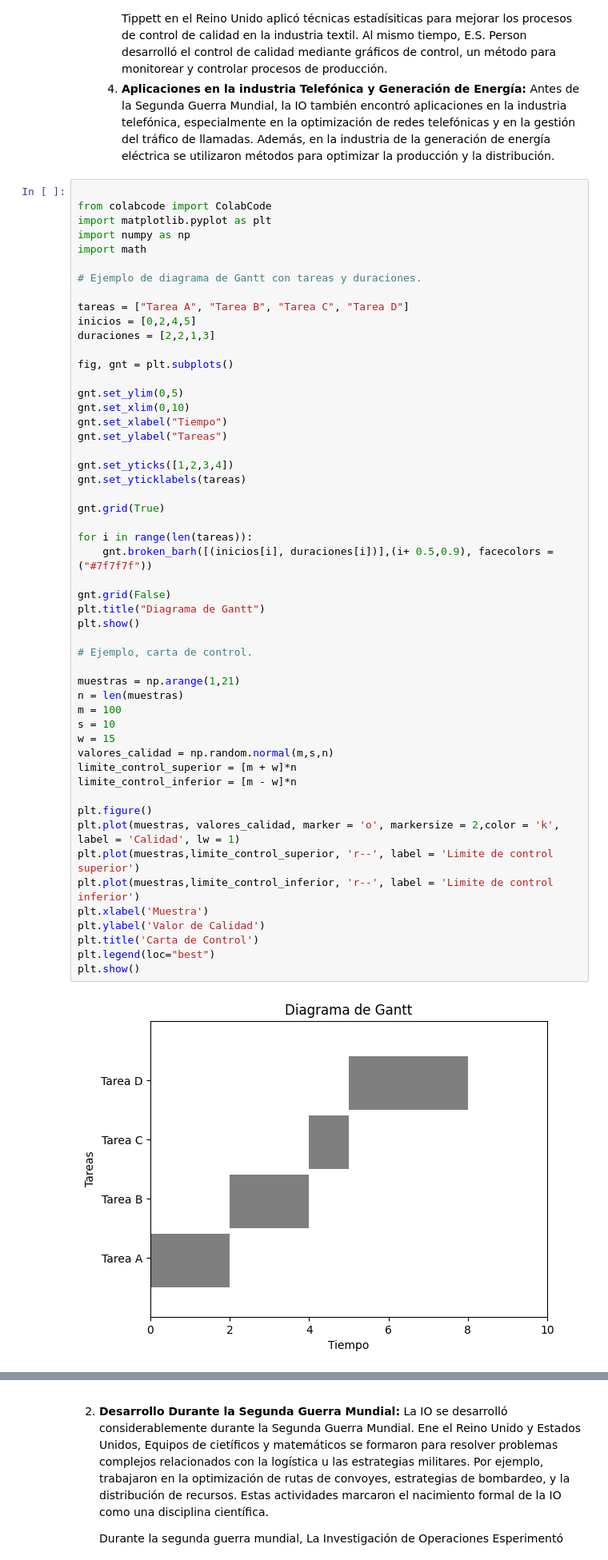
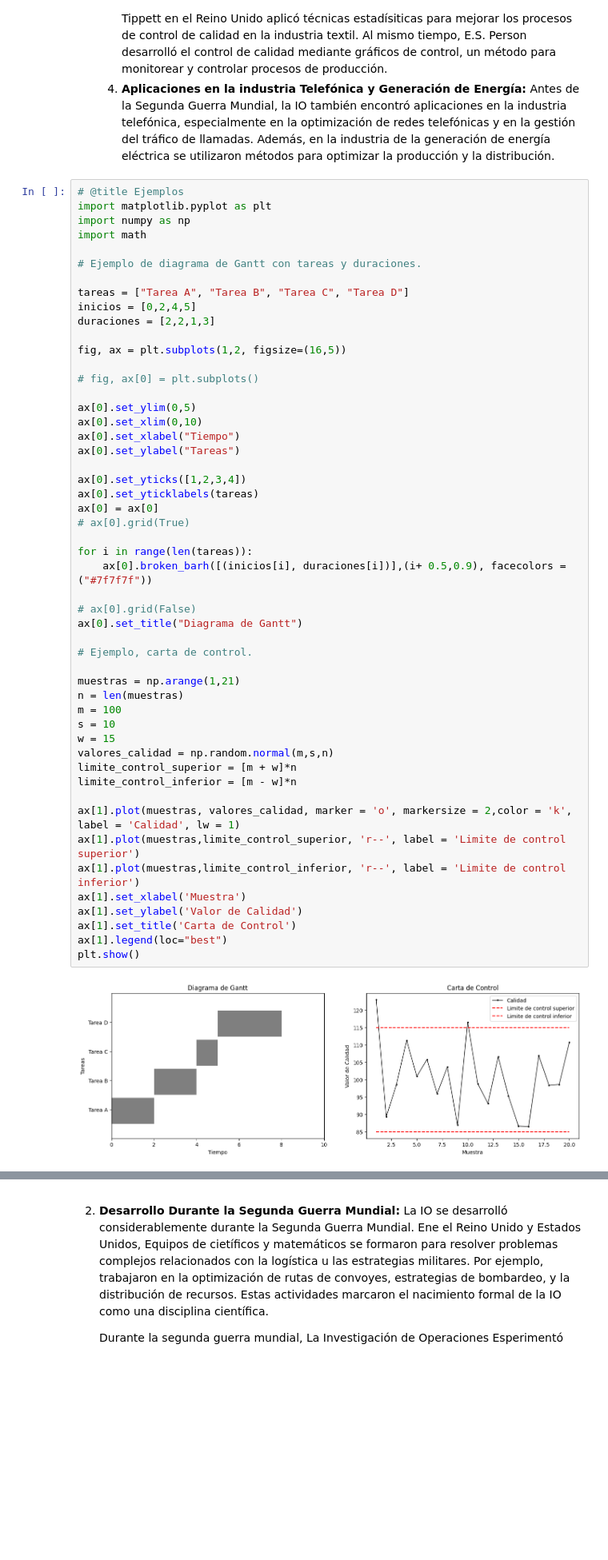
Before and after one commit to DanAndCastRod/python_DataScience, a Jupyter notebook: session13_Investigación_de_Operaciones.ipynb, the cells around one changed output, grey strips where cells are left out. Shown: that part at 80% size. Drawn from its saved outputs; the diff is of its cells as text; blank space fills up the shorter version.

```diff
--- a/session13_Investigación_de_Operaciones.ipynb
+++ b/session13_Investigación_de_Operaciones.ipynb
@@ -23,56 +39,55 @@ La historia de la investigación de operaciones (IO) se remonta a principios del
    3. **Trabajos de L.H.C Tippett y E.S. Pearson:** En la decada de 1920, L.H.C. Tippett en el Reino Unido aplicó técnicas estadísiticas para mejorar los procesos de control de calidad en la industria textil. Al mismo tiempo, E.S. Person desarrolló el control de calidad mediante gráficos de control, un método para monitorear y controlar procesos de producción.
    4. **Aplicaciones en la industria Telefónica y Generación de Energía:** Antes de la Segunda Guerra Mundial, la IO también encontró aplicaciones en la industria telefónica, especialmente en la optimización de redes telefónicas y en la gestión del tráfico de llamadas. Además, en la industria de la generación de energía eléctrica se utilizaron métodos para optimizar la producción y la distribución.
 # %%
-
-from colabcode import ColabCode
+# @title Ejemplos
 import matplotlib.pyplot as plt
 import numpy as np
 import math
 
 # Ejemplo de diagrama de Gantt con tareas y duraciones.
 
 tareas = ["Tarea A", "Tarea B", "Tarea C", "Tarea D"]
 inicios = [0,2,4,5]
 duraciones = [2,2,1,3]
 
-fig, gnt = plt.subplots()
+fig, ax = plt.subplots(1,2, figsize=(16,5))
 
-gnt.set_ylim(0,5)
-gnt.set_xlim(0,10)
-gnt.set_xlabel("Tiempo")
-gnt.set_ylabel("Tareas")
+# fig, ax[0] = plt.subplots()
 
-gnt.set_yticks([1,2,3,4])
-gnt.set_yticklabels(tareas)
+ax[0].set_ylim(0,5)
+ax[0].set_xlim(0,10)
+ax[0].set_xlabel("Tiempo")
+ax[0].set_ylabel("Tareas")
 
-gnt.grid(True)
+ax[0].set_yticks([1,2,3,4])
+ax[0].set_yticklabels(tareas)
+ax[0] = ax[0]
+# ax[0].grid(True)
 
 for i in range(len(tareas)):
-    gnt.broken_barh([(inicios[i], duraciones[i])],(i+ 0.5,0.9), facecolors = ("#7f7f7f"))
+    ax[0].broken_barh([(inicios[i], duraciones[i])],(i+ 0.5,0.9), facecolors = ("#7f7f7f"))
 
-gnt.grid(False)
-plt.title("Diagrama de Gantt")
-plt.show()
+# ax[0].grid(False)
+ax[0].set_title("Diagrama de Gantt")
 
 # Ejemplo, carta de control.
 
 muestras = np.arange(1,21)
 n = len(muestras)
 m = 100
 s = 10
 w = 15
 valores_calidad = np.random.normal(m,s,n)
 limite_control_superior = [m + w]*n
 limite_control_inferior = [m - w]*n
 
-plt.figure()
-plt.plot(muestras, valores_calidad, marker = 'o', markersize = 2,color = 'k', label = 'Calidad', lw = 1)
-plt.plot(muestras,limite_control_superior, 'r--', label = 'Limite de control superior')
-plt.plot(muestras,limite_control_inferior, 'r--', label = 'Limite de control inferior')
-plt.xlabel('Muestra')
-plt.ylabel('Valor de Calidad')
-plt.title('Carta de Control')
-plt.legend(loc="best")
+ax[1].plot(muestras, valores_calidad, marker = 'o', markersize = 2,color = 'k', label = 'Calidad', lw = 1)
+ax[1].plot(muestras,limite_control_superior, 'r--', label = 'Limite de control superior')
+ax[1].plot(muestras,limite_control_inferior, 'r--', label = 'Limite de control inferior')
+ax[1].set_xlabel('Muestra')
+ax[1].set_ylabel('Valor de Calidad')
+ax[1].set_title('Carta de Control')
+ax[1].legend(loc="best")
 plt.show()
 # %% [output]
-[figure, old version]
+[figure, new version]
```
Also changed, not shown: parts of 17 cells of this notebook.
